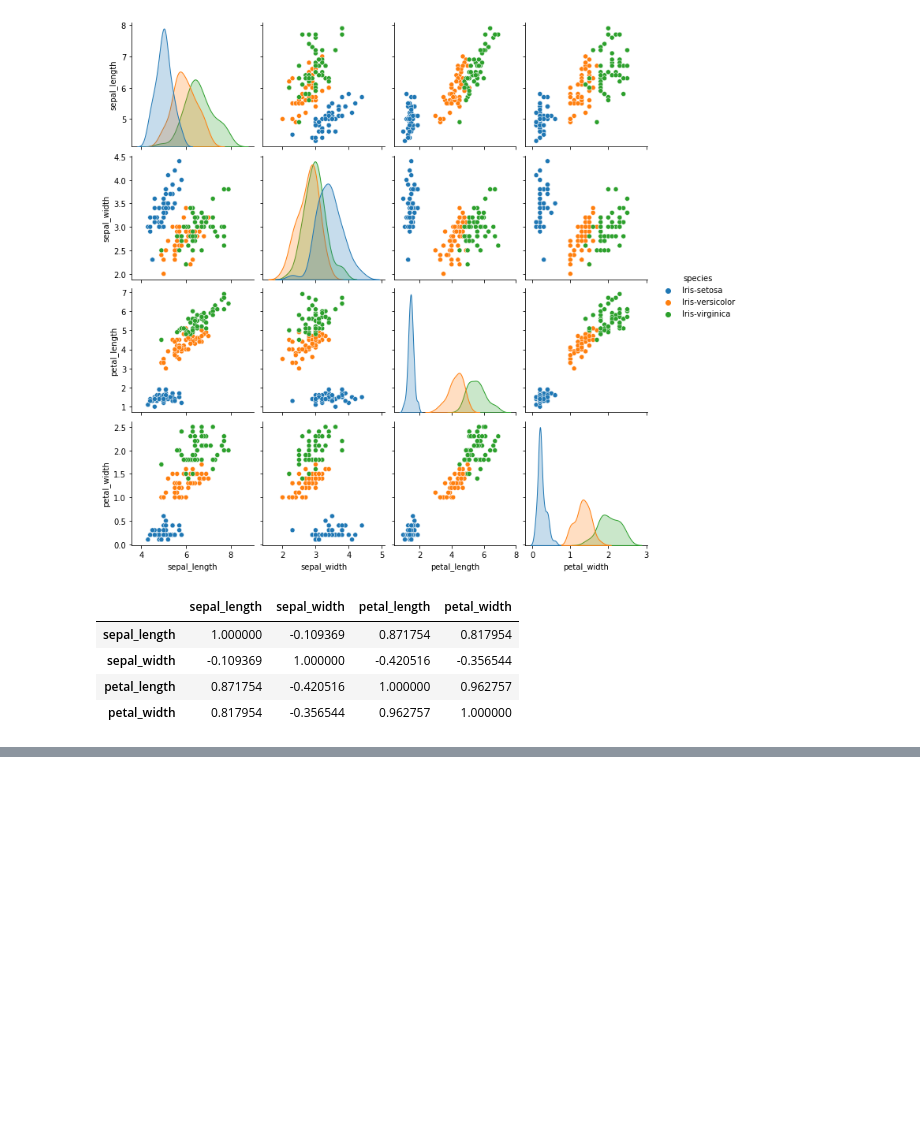
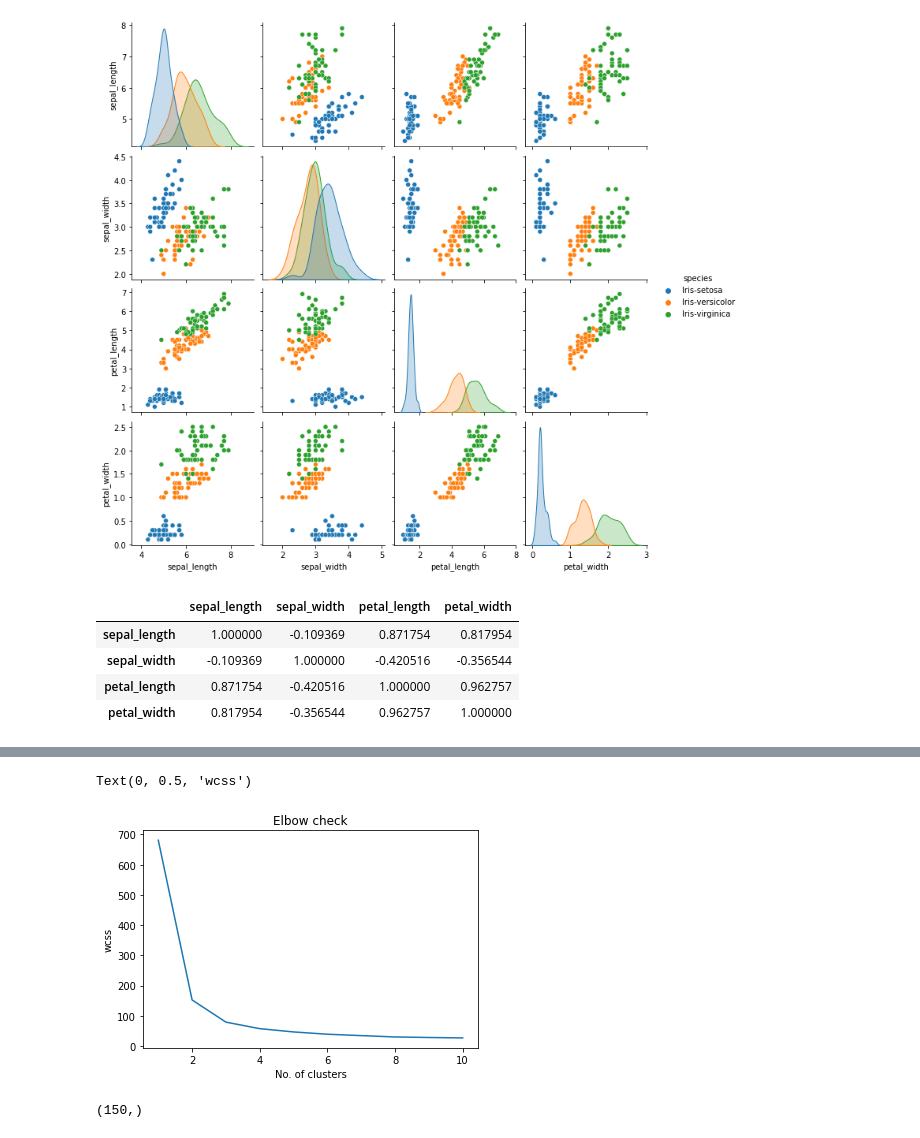
Before and after one commit to Zavi77/K_Journey, a Jupyter notebook: Iris.ipynb, the cells around one changed output, grey strips where cells are left out. Cells and saved outputs as stored; diff of their text form; code cells hidden in the pictures; blank space fills up the shorter version.

```diff
--- a/Iris.ipynb
+++ b/Iris.ipynb
@@ -112,0 +136,18 @@ iris.corr()
+# %%
+x = iris.drop('species',axis=1)
+from sklearn.cluster import KMeans
+wcss = []
+li=[]
+for i in range(1,11):
+    model = KMeans(i)
+    model.fit(x)
+    li.append(i)
+    wcss.append(model.inertia_)
+# %%
+plt.plot(li,wcss)
+plt.title('Elbow check')
+plt.xlabel('No. of clusters')
+plt.ylabel('wcss')
+# %% [output]
+Text(0, 0.5, 'wcss')
+[figure, added]
@@ -112,0 +157,4 @@ iris.corr()
+# %%
+y.shape
+# %% [output]
+(150,)
```
Also changed, not shown: parts of 8 cells of this notebook.
